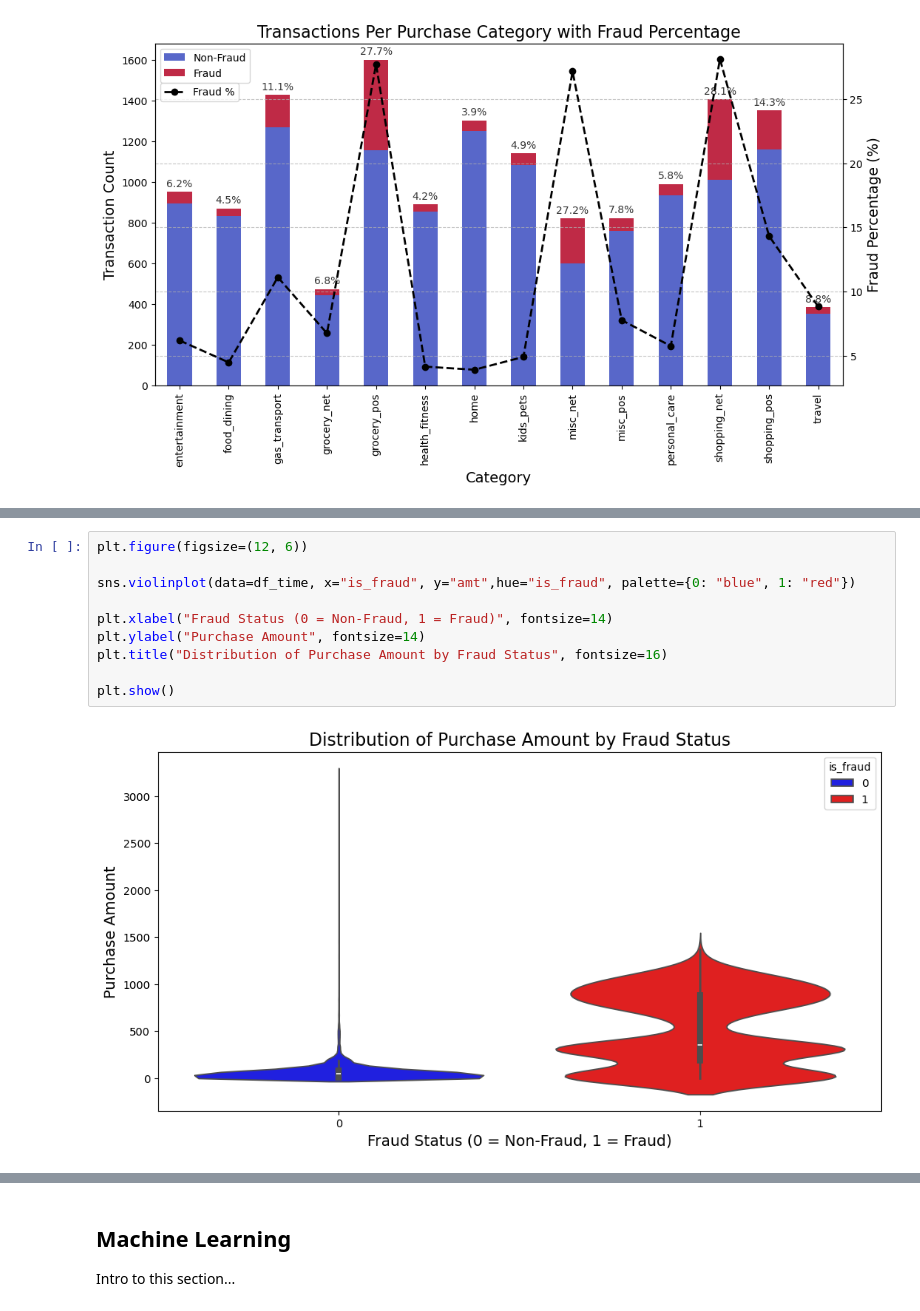
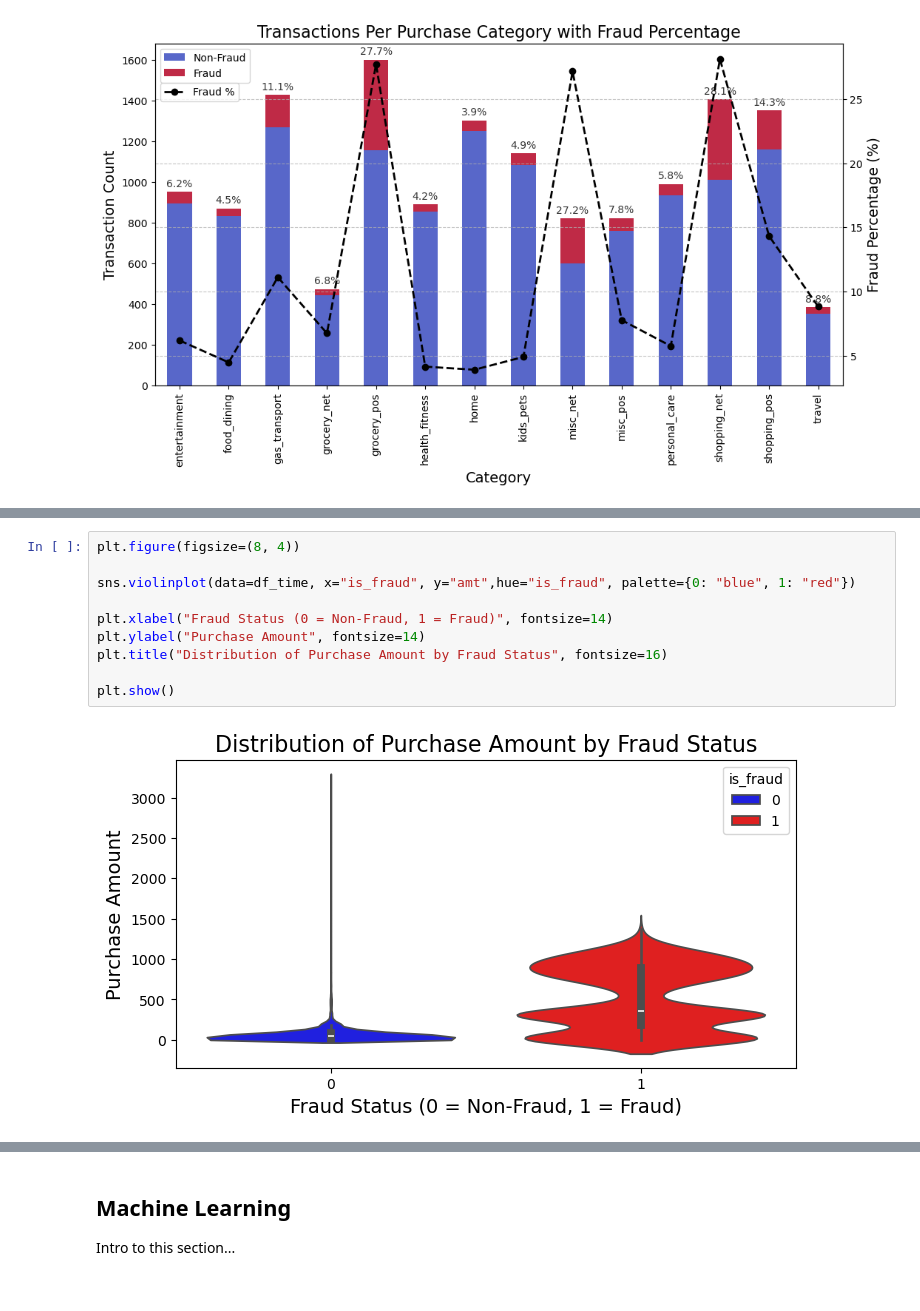
Before and after one commit to maddiegross7/325-Final-Project, a Jupyter notebook: Final_Project_RegularlyScheduledProgramming.ipynb, the cells around one changed output, grey strips where cells are left out. Saved outputs shown, nothing was run; the diff lists cells and outputs as text.

```diff
--- a/Final_Project_RegularlyScheduledProgramming.ipynb
+++ b/Final_Project_RegularlyScheduledProgramming.ipynb
@@ -328,13 +326,13 @@ plt.show()
 # %%
-plt.figure(figsize=(12, 6))
+plt.figure(figsize=(8, 4))
 
 sns.violinplot(data=df_time, x="is_fraud", y="amt",hue="is_fraud", palette={0: "blue", 1: "red"})
 
 plt.xlabel("Fraud Status (0 = Non-Fraud, 1 = Fraud)", fontsize=14)
 plt.ylabel("Purchase Amount", fontsize=14)
 plt.title("Distribution of Purchase Amount by Fraud Status", fontsize=16)
 
 plt.show()
 # %% [output]
-[figure, old version]
+[figure, new version]
 # %%
```
Also changed, not shown: parts of 33 cells of this notebook.
